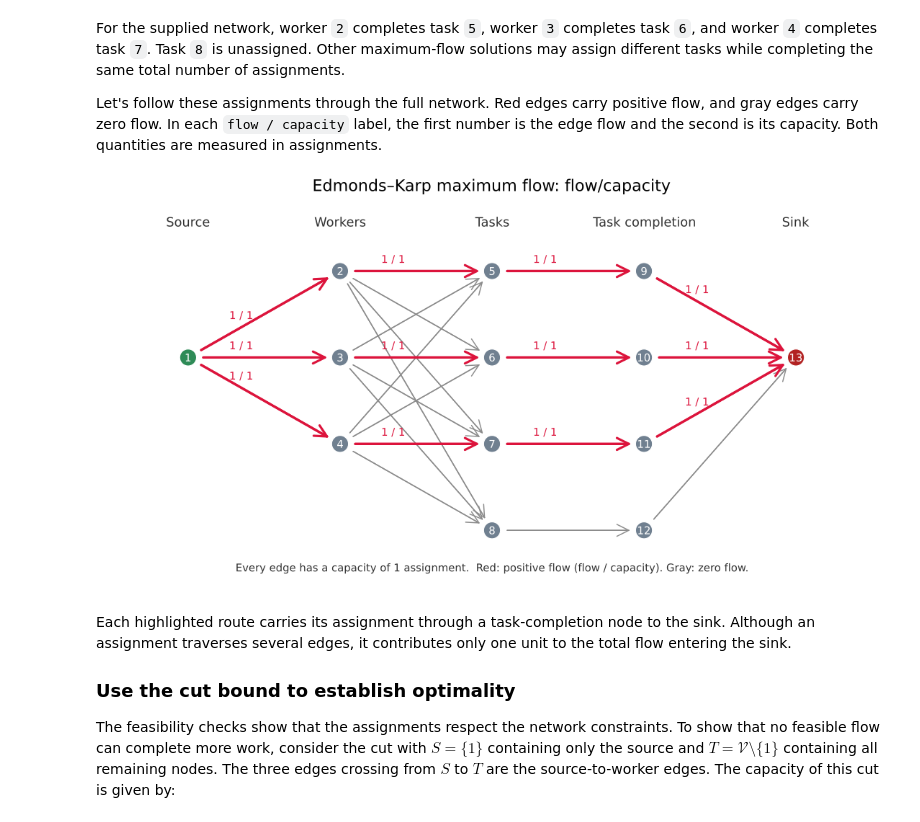
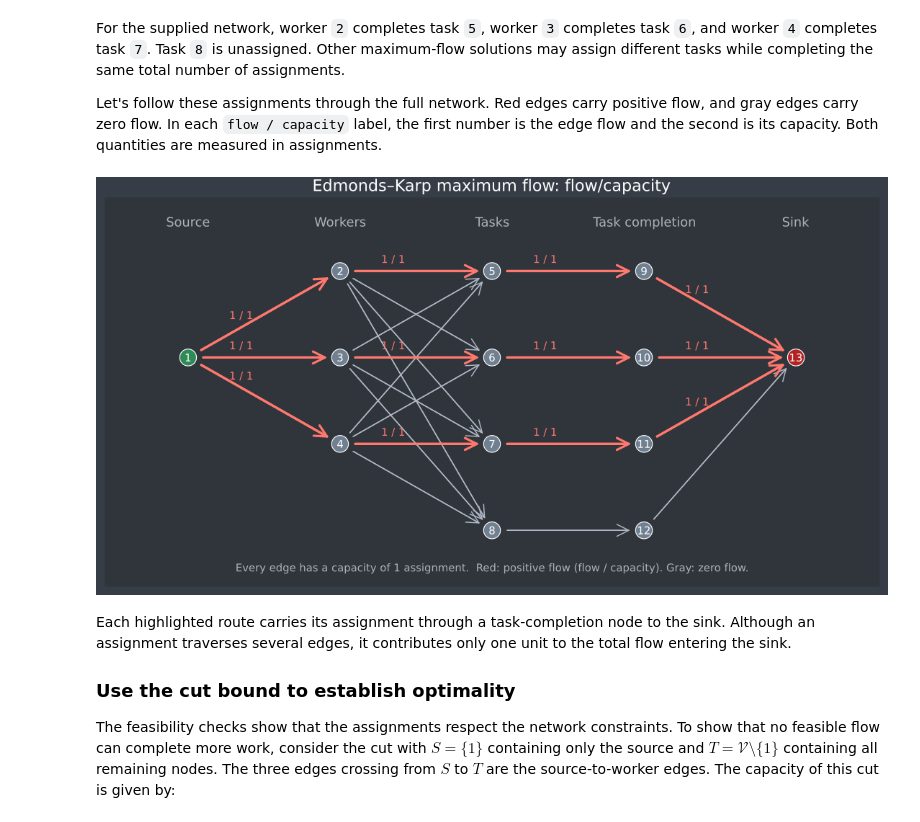
Before and after one commit to varnerlab/CHEME-5800-CourseRepository-Fall-2026, a Jupyter notebook: weeks/week-05/L5a/CHEME-5800-L5a-WorkedExample-MaximumFlow-Fall-2026.ipynb, the cells around one changed output. Cells and saved outputs as stored; diff of their text form; code cells hidden in the pictures.

```diff
--- a/weeks/week-05/L5a/CHEME-5800-L5a-WorkedExample-MaximumFlow-Fall-2026.ipynb
+++ b/weeks/week-05/L5a/CHEME-5800-L5a-WorkedExample-MaximumFlow-Fall-2026.ipynb
@@ -231,9 +228,11 @@ For the supplied network, worker `2` completes task `5`, worker `3` completes ta
 Let's follow these assignments through the full network. Red edges carry positive flow, and gray edges carry zero flow. In each `flow / capacity` label, the first number is the edge flow and the second is its capacity. Both quantities are measured in assignments.
 # %%
 # Highlight positive edge flows and show each flow beside its capacity -
-plot_flow_network(directed_graph, node_coordinates; flow = edmonds_flow, title = "Edmonds–Karp maximum flow: flow/capacity")
+plot_flow_network(directed_graph, node_coordinates;
+    flow = edmonds_flow, theme = :dark,
+    title = "Edmonds–Karp maximum flow: flow/capacity")
 # %% [output]
-[figure, old version]
+[figure, new version]
 # %% [markdown]
 Each highlighted route carries its assignment through a task-completion node to the sink. Although an assignment traverses several edges, it contributes only one unit to the total flow entering the sink.
 
```
Also changed, not shown: parts of 14 cells of this notebook, 11 other files.
